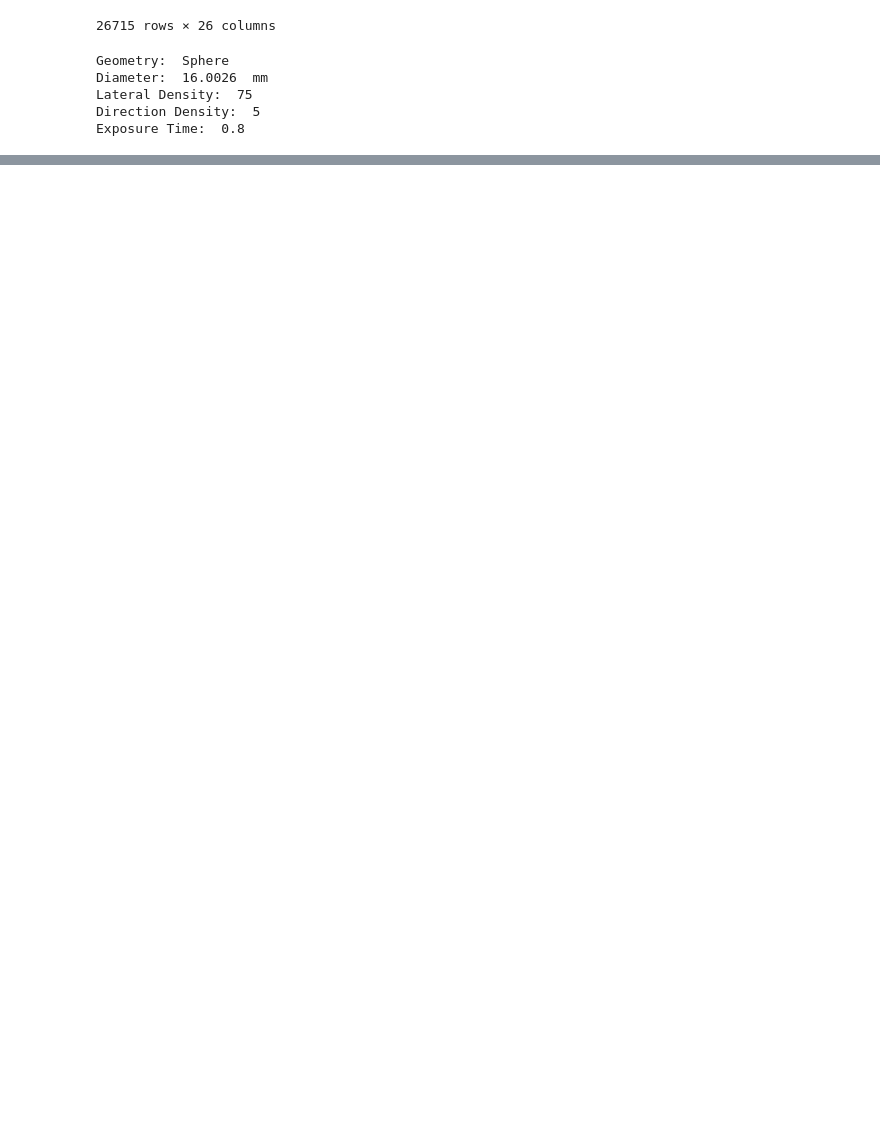
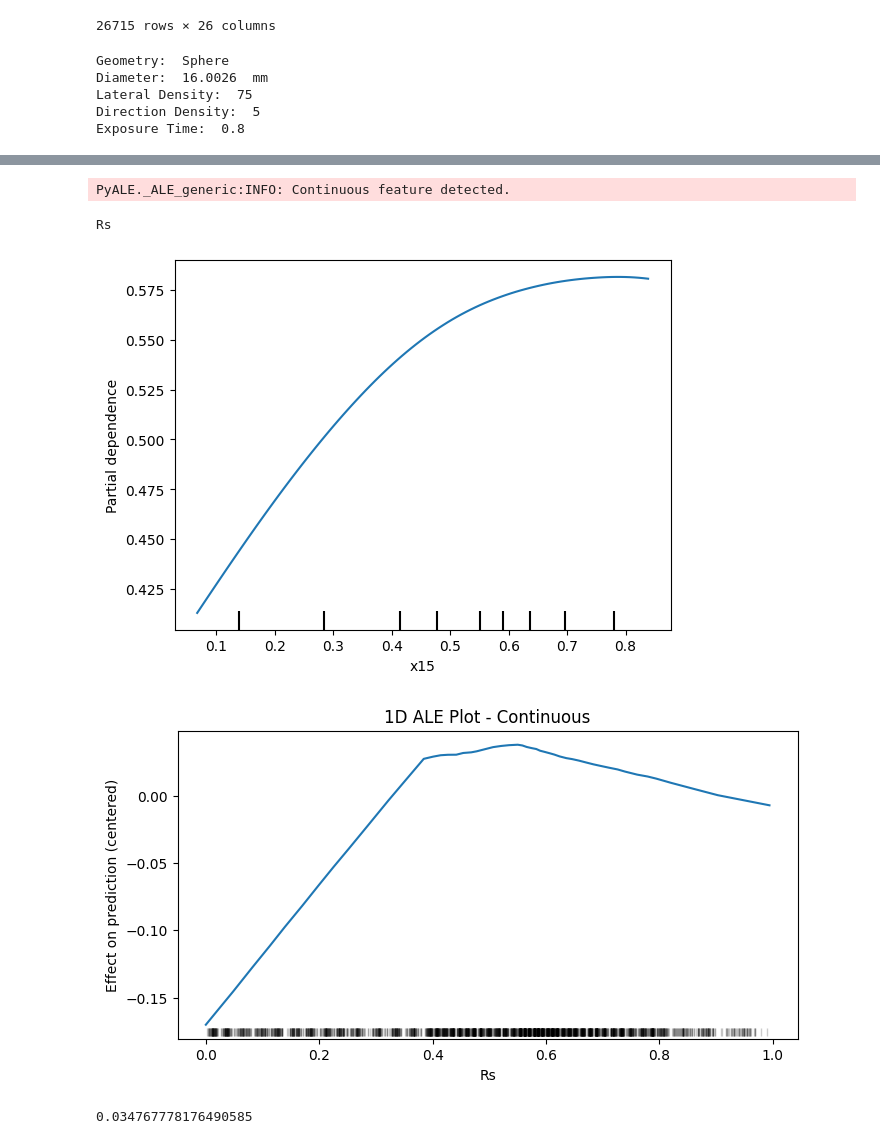
Before and after one commit to givasile/xmanai-grapes-lab, a Jupyter notebook: notebooks/Lab_3_Build_predictor_and_Explain.ipynb, the cells around one changed output, grey strips where cells are left out. Saved outputs shown, nothing was run; the diff lists cells and outputs as text; code cells hidden in the pictures; blank space fills up the shorter version.

```diff
--- a/notebooks/Lab_3_Build_predictor_and_Explain.ipynb
+++ b/notebooks/Lab_3_Build_predictor_and_Explain.ipynb
@@ -263,0 +248,16 @@ array([0.53130085, 0.52097836, 0.6056232 , ..., 0.52791682, 0.51415823,
+# %%
+i = 15
+features = [i]
+feature_name = feature_names[i]
+PartialDependenceDisplay.from_estimator(trained_model, X_train, [i])
+print(feature_name)
+_ = PyALE.ale(X=X_train_df, model=trained_model, feature=[feature_name], grid_size=50, include_CI=False)
+# %% [output]
+PyALE._ALE_generic:INFO: Continuous feature detected.
+Rs
+[figure, added]
+[figure, added]
+# %%
+model.predict(X_train).std()
+# %% [output]
+0.034767778176490585
```
Also changed, not shown: parts of 12 cells of this notebook, 14 other files.
